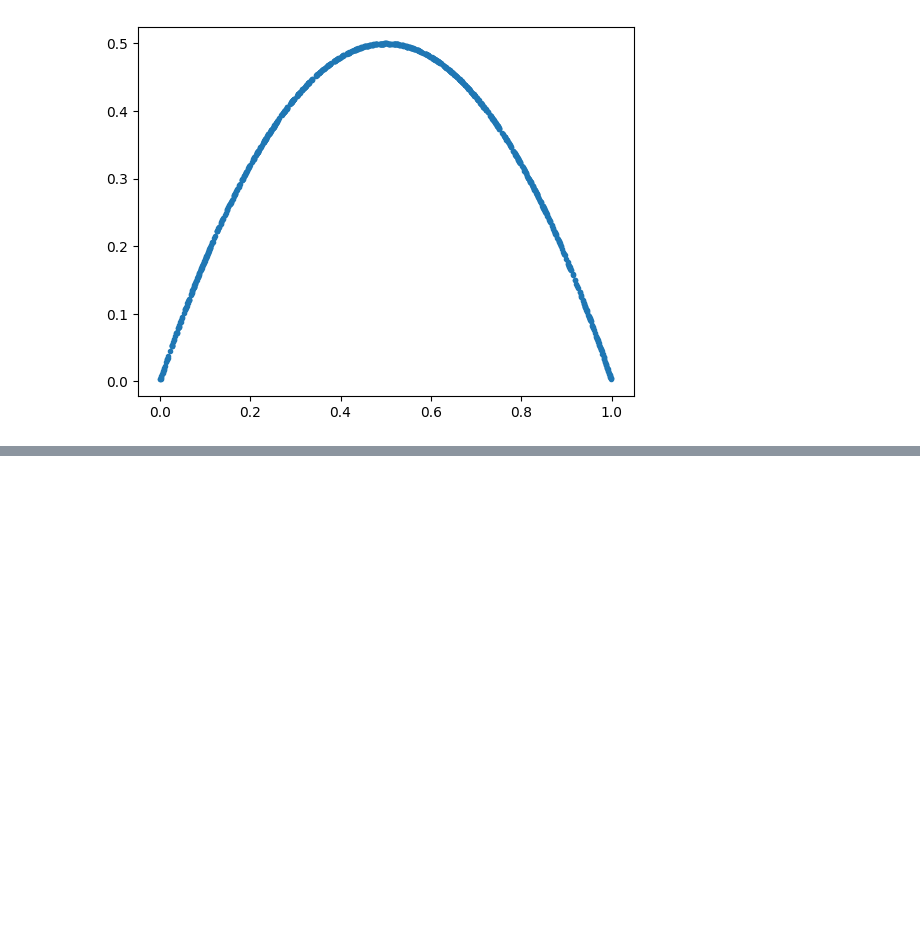
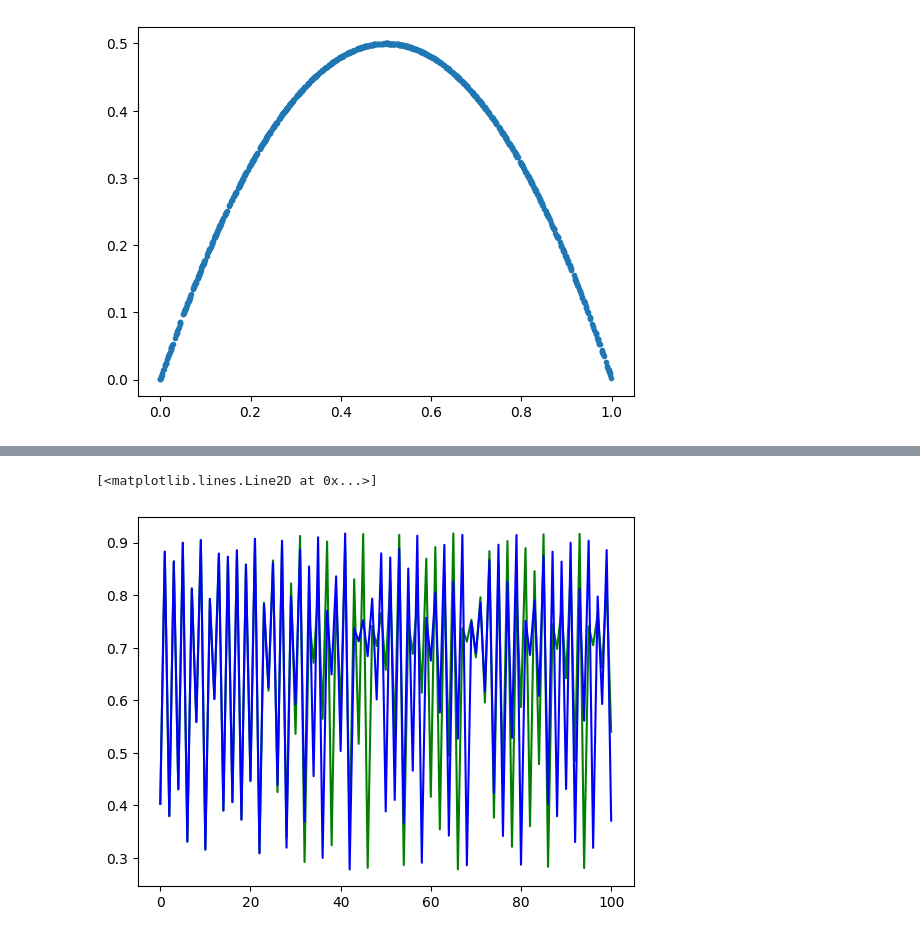
Before and after one commit to mathis-group/CAS-201-FA25, a Jupyter notebook: logistic_map/visualizations.ipynb, the cells around one changed output, grey strips where cells are left out. Drawn from its saved outputs; the diff is of its cells as text; code cells hidden in the pictures; blank space fills up the shorter version.

```diff
--- a/logistic_map/visualizations.ipynb
+++ b/logistic_map/visualizations.ipynb
@@ -88,0 +88,26 @@ plt.plot(t[-100:], xs[-100:])
+# %%
+r = 3.66995
+time_steps = 100
+t = np.arange(time_steps+1)
+epsilion = 0.000001
+
+x0_a = np.random.random()
+x0_b = x0_a + epsilion
+x0_c = x0_a - epsilion
+
+
+xs_a = run_logistic_np(r, x0_a, time_steps)
+xs_b = run_logistic_np(r, x0_b, time_steps)
+xs_c = run_logistic_np(r, x0_c, time_steps)
+
+
+plt.plot(t, xs_a, c="green")
+plt.plot(t, xs_b, c='blue')
+
+# delta_ab = abs(xs_a - xs_b)
+# delta_ac = abs(xs_a - xs_c)
+# plt.plot(t, delta_ab, c="orange")
+# plt.plot(t, delta_ac, c="purple")
+# %% [output]
+[<matplotlib.lines.Line2D at 0x...>]
+[figure, added]
```
Also changed, not shown: parts of 8 cells of this notebook, 1 other file.
